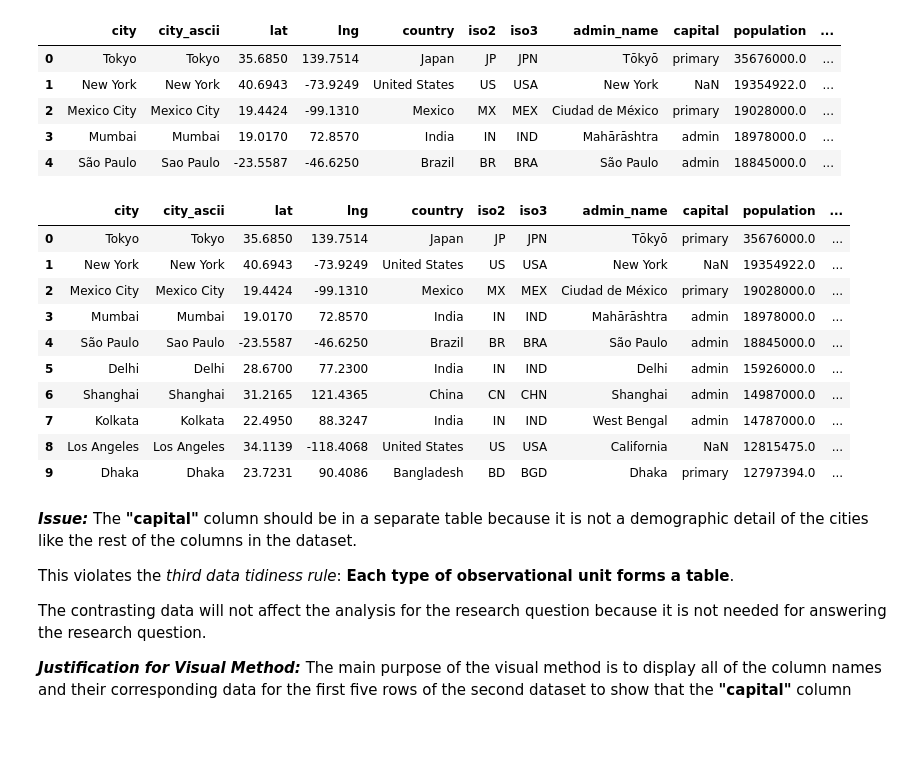
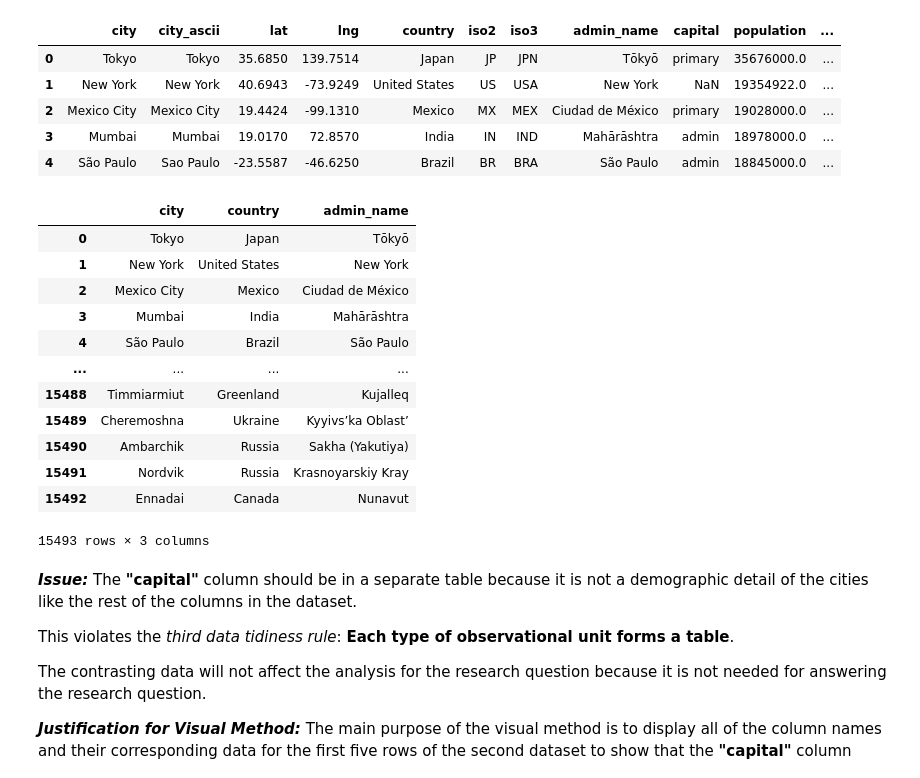
Before and after one commit to jwGitHub9860/Real_World_Data_Wrangling_with_Python, a Jupyter notebook: Data_Wrangling_Project_Starter.ipynb, the cells around one changed output. Saved outputs shown, nothing was run; the diff lists cells and outputs as text; code cells hidden in the pictures; blank space fills up the shorter version.

Commit message:
refactor: Refactoring production code
Change code of programmatic method in code cell for first tidiness issue of second dataset in "Tidiness Issue 1" section for "2. Access data" section

```diff
--- a/Data_Wrangling_Project_Starter.ipynb
+++ b/Data_Wrangling_Project_Starter.ipynb
@@ -366,19 +366,21 @@ df_world_cities_dataset.head() # displays first 5 rows of raw data
 | 4 | São Paulo | Sao Paulo | -23.5587 | -46.6250 | Brazil | BR | BRA | São Paulo | admin | 18845000.0 | ... |
 # %%
 #FILL IN - Inspecting the dataframe programmatically
-df_world_cities_dataset.head(10) # displays column names and their corresponding data for first 10 rows of "df_world_cities_dataset" dataframe
+df_world_cities_dataset[['city', 'country', 'admin_name']] # displays column names and their corresponding data for first 10 rows of "df_world_cities_dataset" dataframe
 # %% [output]
-|  | city | city_ascii | lat | lng | country | iso2 | iso3 | admin_name | capital | population | ... |
-| 0 | Tokyo | Tokyo | 35.6850 | 139.7514 | Japan | JP | JPN | Tōkyō | primary | 35676000.0 | ... |
-| 1 | New York | New York | 40.6943 | -73.9249 | United States | US | USA | New York | NaN | 19354922.0 | ... |
-| 2 | Mexico City | Mexico City | 19.4424 | -99.1310 | Mexico | MX | MEX | Ciudad de México | primary | 19028000.0 | ... |
-| 3 | Mumbai | Mumbai | 19.0170 | 72.8570 | India | IN | IND | Mahārāshtra | admin | 18978000.0 | ... |
-| 4 | São Paulo | Sao Paulo | -23.5587 | -46.6250 | Brazil | BR | BRA | São Paulo | admin | 18845000.0 | ... |
-| 5 | Delhi | Delhi | 28.6700 | 77.2300 | India | IN | IND | Delhi | admin | 15926000.0 | ... |
-| 6 | Shanghai | Shanghai | 31.2165 | 121.4365 | China | CN | CHN | Shanghai | admin | 14987000.0 | ... |
-| 7 | Kolkata | Kolkata | 22.4950 | 88.3247 | India | IN | IND | West Bengal | admin | 14787000.0 | ... |
-| 8 | Los Angeles | Los Angeles | 34.1139 | -118.4068 | United States | US | USA | California | NaN | 12815475.0 | ... |
-| 9 | Dhaka | Dhaka | 23.7231 | 90.4086 | Bangladesh | BD | BGD | Dhaka | primary | 12797394.0 | ... |
+|  | city | country | admin_name |
+| 0 | Tokyo | Japan | Tōkyō |
+| 1 | New York | United States | New York |
+| 2 | Mexico City | Mexico | Ciudad de México |
+| 3 | Mumbai | India | Mahārāshtra |
+| 4 | São Paulo | Brazil | São Paulo |
+| ... | ... | ... | ... |
+| 15488 | Timmiarmiut | Greenland | Kujalleq |
+| 15489 | Cheremoshna | Ukraine | Kyyivs’ka Oblast’ |
+| 15490 | Ambarchik | Russia | Sakha (Yakutiya) |
+| 15491 | Nordvik | Russia | Krasnoyarskiy Kray |
+| 15492 | Ennadai | Canada | Nunavut |
+15493 rows × 3 columns
 # %% [markdown]
 **_Issue:_** The **"capital"** column should be in a separate table because it is not a demographic detail of the cities like the rest of the columns in the dataset.
 
```
